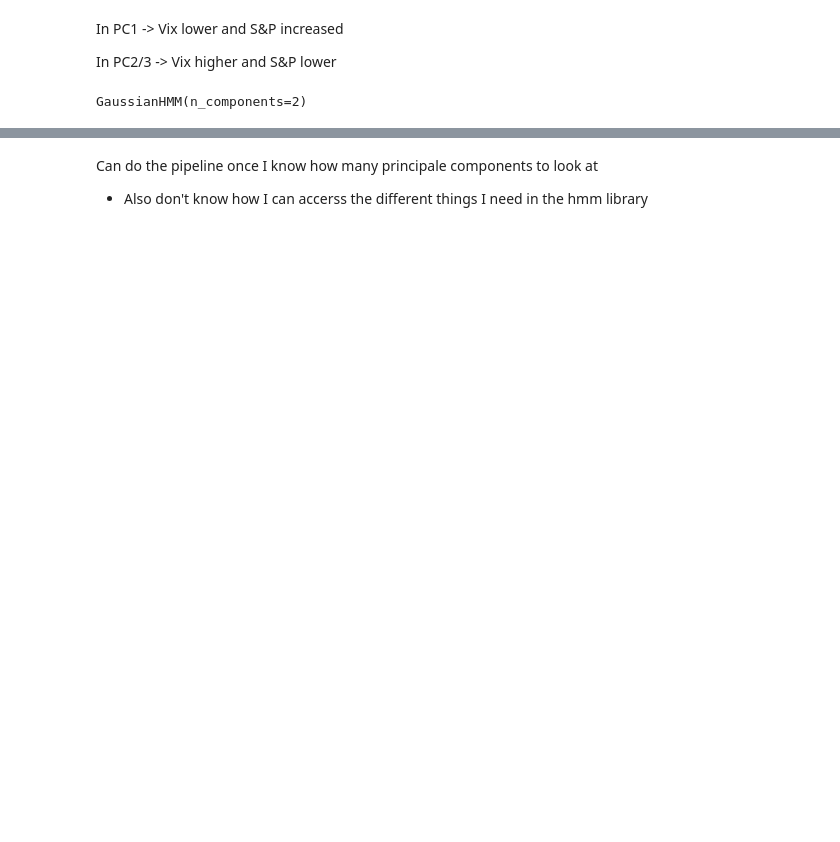
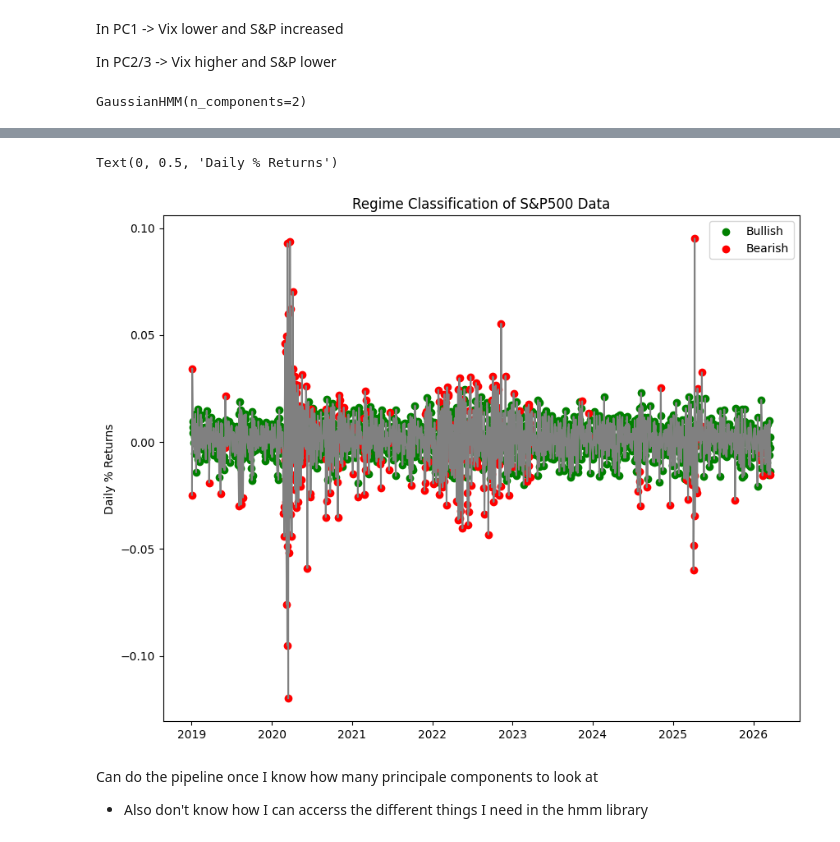
Before and after one commit to CampbelSoup/Regime-Classification-PCA-HMM-S-P500, a Jupyter notebook: pca_hmm.ipynb, the cells around one changed output, grey strips where cells are left out. Drawn from its saved outputs; the diff is of its cells as text; code cells hidden in the pictures; blank space fills up the shorter version.

```diff
--- a/pca_hmm.ipynb
+++ b/pca_hmm.ipynb
@@ -161,0 +166,11 @@ So this result shows the PC1 contributes positively to the first regime (Low Vix
+# %%
+plt.figure(figsize=(10,8))
+plt.plot(returns['^SPX'], color='gray')
+plt.scatter(returns.index[probs == 0], returns['^SPX'][probs == 0], color='green', label = 'Bullish')
+plt.scatter(returns.index[probs == 1], returns['^SPX'][probs == 1], color='red', label = 'Bearish')
+plt.title("Regime Classification of S&P500 Data")
+plt.legend()
+plt.ylabel("Daily % Returns")
+# %% [output]
+Text(0, 0.5, 'Daily % Returns')
+[figure, added]
```
Also changed, not shown: parts of 10 cells of this notebook.
